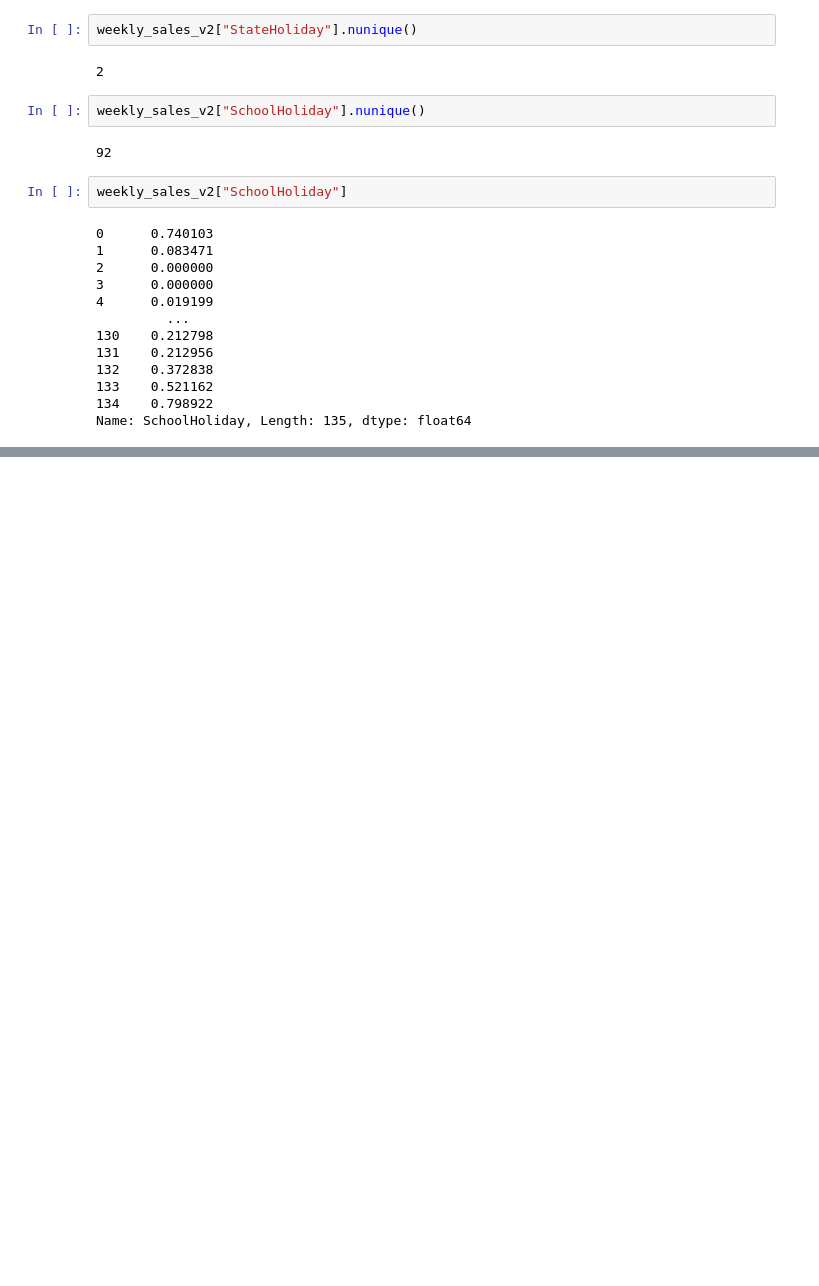
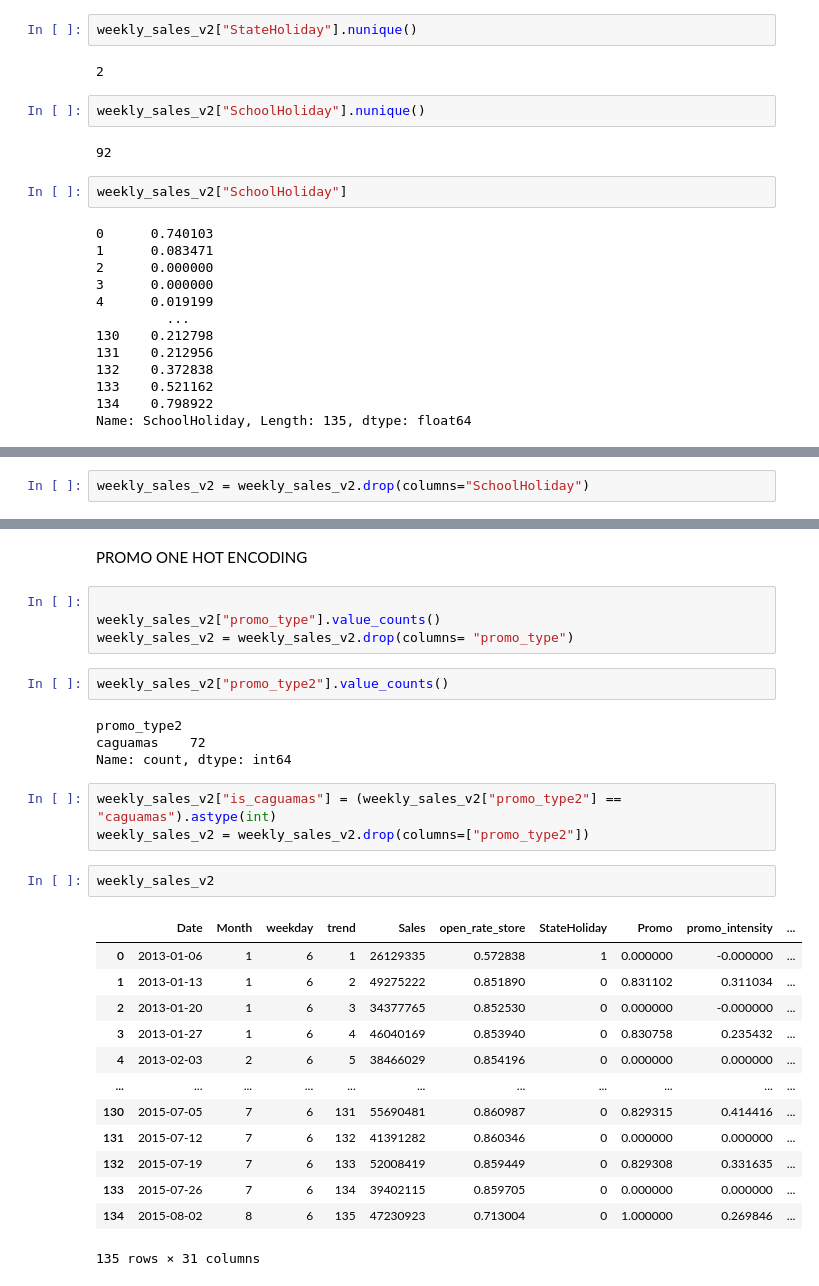
Before and after one commit to diegoferra5/Marketing-Mix-Modeling, a Jupyter notebook: notebooks/03_model_features_prep.ipynb, the cells around one changed output, grey strips where cells are left out. Cells and saved outputs as stored; diff of their text form; blank space fills up the shorter version.

```diff
--- a/notebooks/03_model_features_prep.ipynb
+++ b/notebooks/03_model_features_prep.ipynb
@@ -125 +127,3 @@ Name: SchoolHoliday, Length: 135, dtype: float64
+# %%
+weekly_sales_v2 = weekly_sales_v2.drop(columns="SchoolHoliday")
 # %%
@@ -126,0 +139,31 @@ weekly_sales_v2.loc[weekly_sales_v2[""]]
+# %% [markdown]
+PROMO ONE HOT ENCODING
+# %%
+
+weekly_sales_v2["promo_type"].value_counts()
+weekly_sales_v2 = weekly_sales_v2.drop(columns= "promo_type")
+# %%
+weekly_sales_v2["promo_type2"].value_counts()
+# %% [output]
+promo_type2
+caguamas    72
+Name: count, dtype: int64
+# %%
+weekly_sales_v2["is_caguamas"] = (weekly_sales_v2["promo_type2"] == "caguamas").astype(int)
+weekly_sales_v2 = weekly_sales_v2.drop(columns=["promo_type2"])
+# %%
+weekly_sales_v2
+# %% [output]
+|  | Date | Month | weekday | trend | Sales | open_rate_store | StateHoliday | Promo | promo_intensity | ... |
+| 0 | 2013-01-06 | 1 | 6 | 1 | 26129335 | 0.572838 | 1 | 0.000000 | -0.000000 | ... |
+| 1 | 2013-01-13 | 1 | 6 | 2 | 49275222 | 0.851890 | 0 | 0.831102 | 0.311034 | ... |
+| 2 | 2013-01-20 | 1 | 6 | 3 | 34377765 | 0.852530 | 0 | 0.000000 | -0.000000 | ... |
+| 3 | 2013-01-27 | 1 | 6 | 4 | 46040169 | 0.853940 | 0 | 0.830758 | 0.235432 | ... |
+| 4 | 2013-02-03 | 2 | 6 | 5 | 38466029 | 0.854196 | 0 | 0.000000 | 0.000000 | ... |
+| ... | ... | ... | ... | ... | ... | ... | ... | ... | ... | ... |
+| 130 | 2015-07-05 | 7 | 6 | 131 | 55690481 | 0.860987 | 0 | 0.829315 | 0.414416 | ... |
+| 131 | 2015-07-12 | 7 | 6 | 132 | 41391282 | 0.860346 | 0 | 0.000000 | 0.000000 | ... |
+| 132 | 2015-07-19 | 7 | 6 | 133 | 52008419 | 0.859449 | 0 | 0.829308 | 0.331635 | ... |
+| 133 | 2015-07-26 | 7 | 6 | 134 | 39402115 | 0.859705 | 0 | 0.000000 | 0.000000 | ... |
+| 134 | 2015-08-02 | 8 | 6 | 135 | 47230923 | 0.713004 | 0 | 1.000000 | 0.269846 | ... |
+135 rows × 31 columns
```
Also changed, not shown: parts of 2 cells of this notebook, 1 other file.
